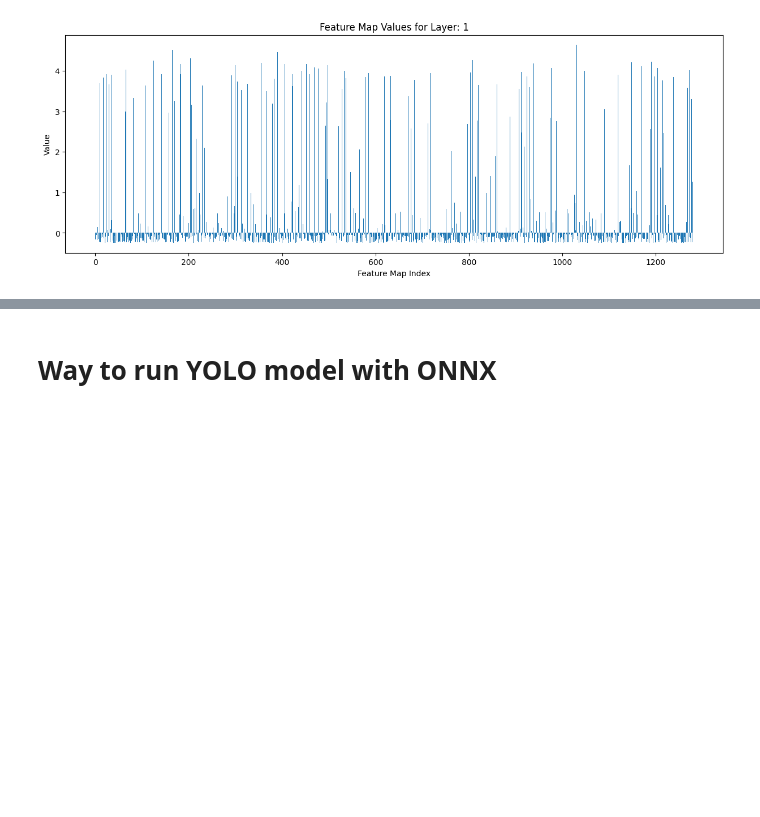
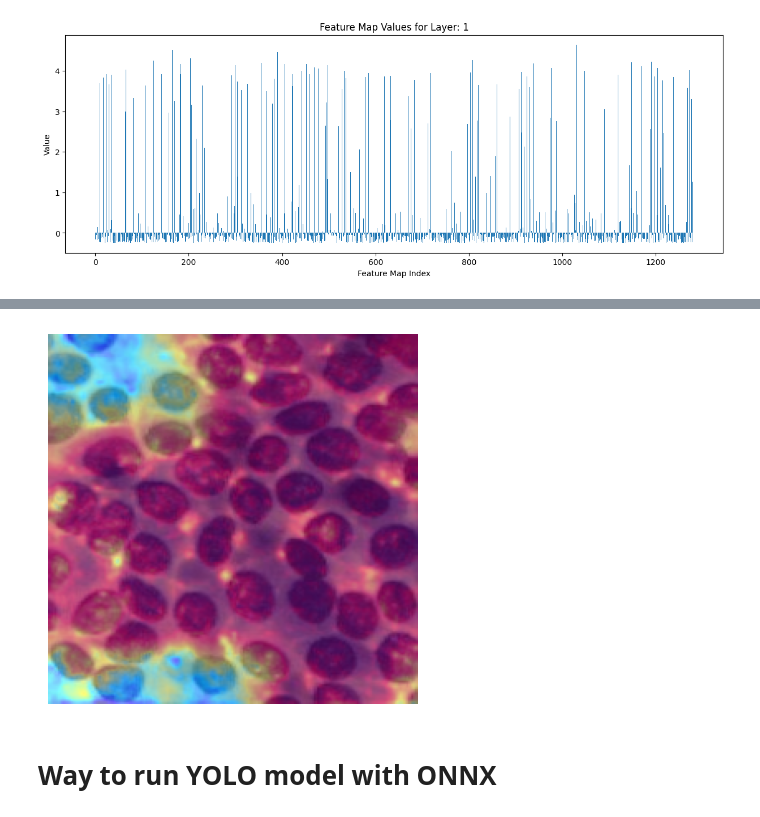
Before and after one commit to Harito97/ThyroidCancerClassifier, a Jupyter notebook: visualize/Image_Level.ipynb, the cells around one changed output, grey strips where cells are left out. Drawn from its saved outputs; the diff is of its cells as text; code cells hidden in the pictures; blank space fills up the shorter version.

```diff
--- a/visualize/Image_Level.ipynb
+++ b/visualize/Image_Level.ipynb
@@ -146,3 +508,15 @@ Kích thước của tensor: torch.Size([1, 1280, 1, 1])
+# %%
+import matplotlib.pyplot as plt
+
+def plot_image(image_np):
+    plt.imshow(image_np)
+    plt.axis('off')  # Tắt các trục để hiển thị ảnh rõ ràng hơn
+    plt.show()
+
+# Ví dụ sử dụng:
+plot_image(visualization)
+# %% [output]
+[figure, added]
 # %% [markdown]
 # Way to run YOLO model with ONNX
 # %%
```
Also changed, not shown: parts of 9 cells of this notebook, 3 other files.
